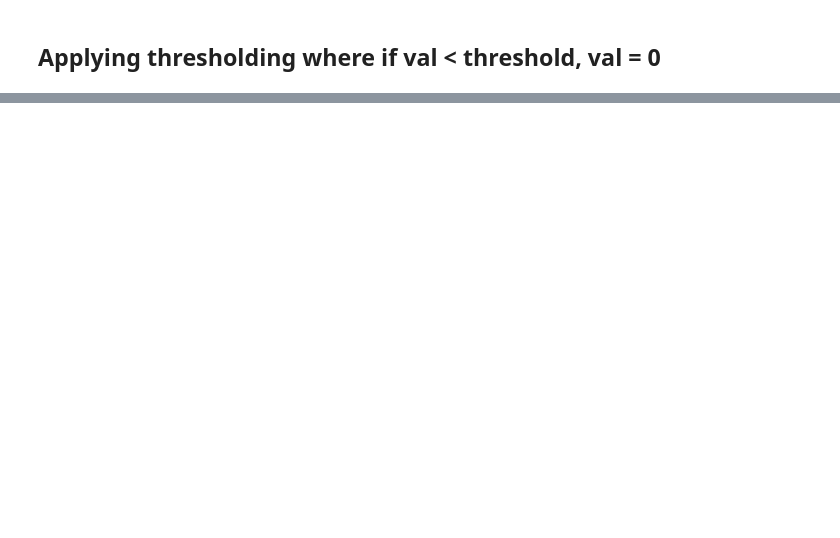
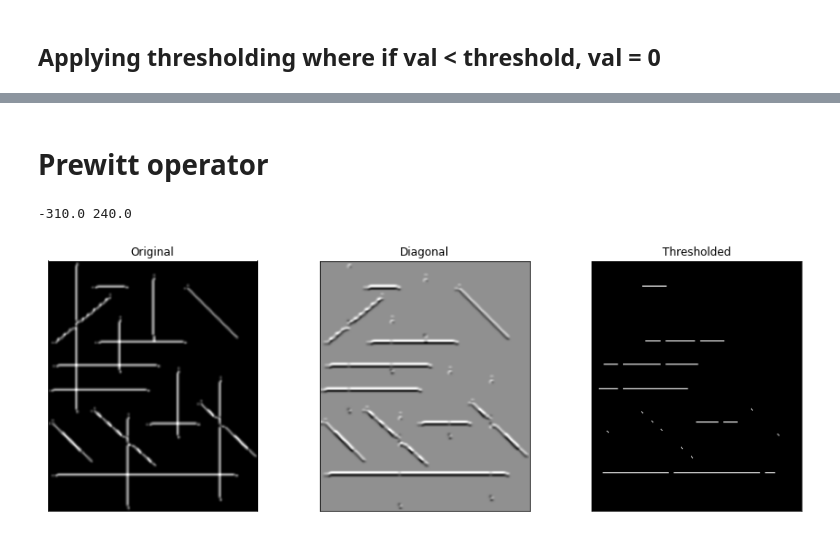
Before and after one commit to Devasy23/College, a Jupyter notebook: SEM7/DIPA/p8_DIPA.ipynb, the cells around one changed output, grey strips where cells are left out. Cells and saved outputs as stored; diff of their text form; code cells hidden in the pictures; blank space fills up the shorter version.

```diff
--- a/SEM7/DIPA/p8_DIPA.ipynb
+++ b/SEM7/DIPA/p8_DIPA.ipynb
@@ -109,0 +154,19 @@ plt.imshow(diag, cmap="gray")
+# %% [markdown]
+# Prewitt operator
+# %%
+filter = np.array([[-1, -1, -1], [0,0,0], [1,1,1]])
+diag = apply_filter(img, filter)
+diag1x = applyThreshold(diag.copy(), 230)
+print(min(diag.flatten()), max(diag.flatten()))
+figure = plt.figure(figsize=(15,5))
+plt.subplot(1,3,1),plt.imshow(img,cmap = 'gray')
+plt.title('Original'), plt.xticks([]), plt.yticks([])
+plt.subplot(1,3,2),plt.imshow(diag,cmap = 'gray')
+plt.title('Diagonal'), plt.xticks([]), plt.yticks([])
+plt.subplot(1,3,3),plt.imshow(diag1x,cmap = 'gray')
+plt.title('Thresholded'), plt.xticks([]), plt.yticks([])
+
+plt.show()
+# %% [output]
+-310.0 240.0
+[figure, added]
```
Also changed, not shown: parts of 9 cells of this notebook, 1 other file.
